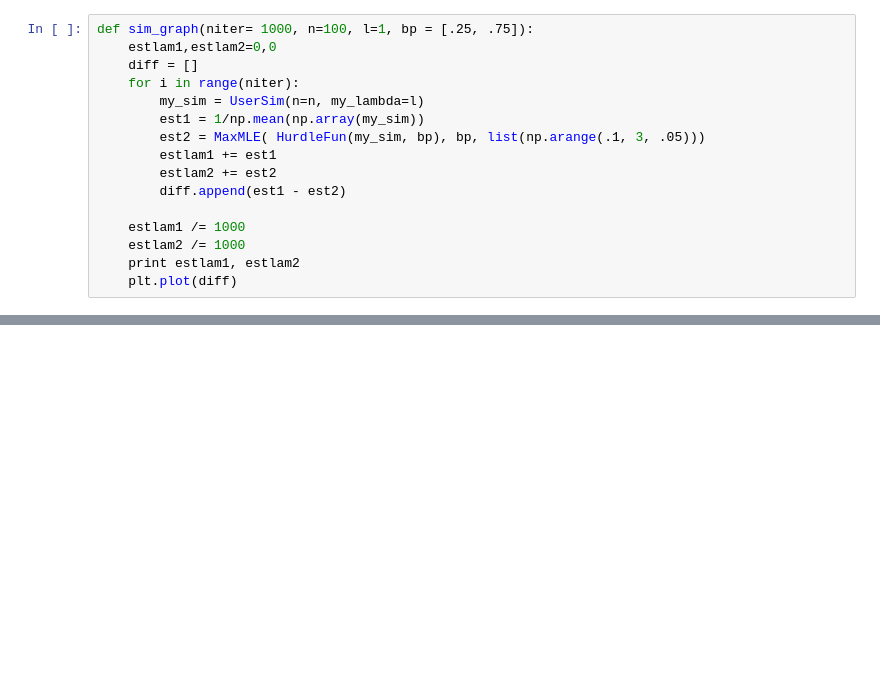
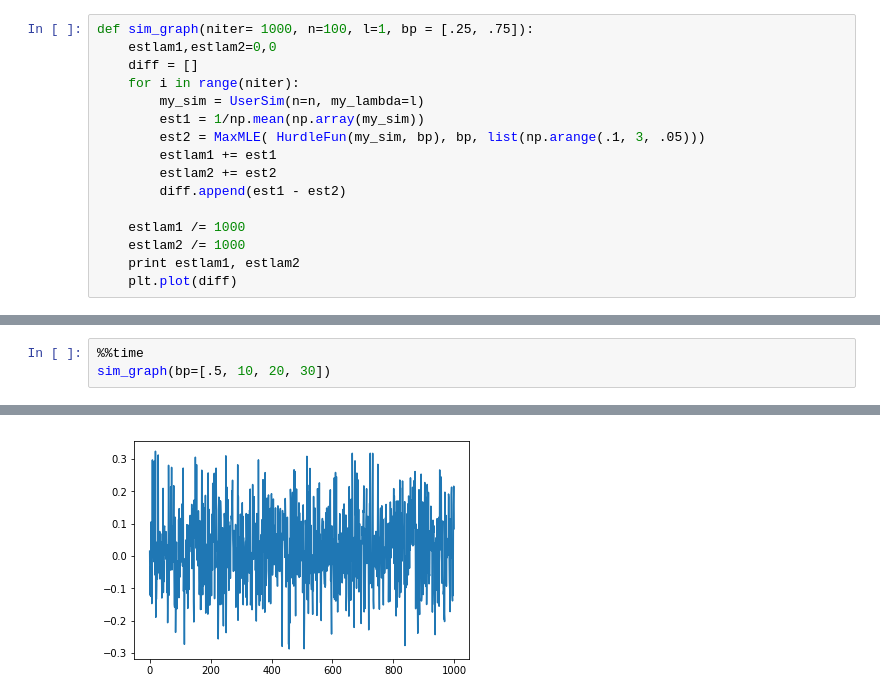
Before and after one commit to GongtingPeng/Funnel, a Jupyter notebook: Funnel.ipynb, the cells around one changed output, grey strips where cells are left out. Saved outputs shown, nothing was run; the diff lists cells and outputs as text; blank space fills up the shorter version.

```diff
--- a/Funnel.ipynb
+++ b/Funnel.ipynb
@@ -295,0 +297,4 @@ Wall time: 2.45 s
+# %%
+%%time
+sim_graph(bp=[.5, 10, 20, 30])
+# %% [output]
@@ -295,0 +304 @@ Wall time: 2.45 s
+[figure, added]
```
Also changed, not shown: parts of 7 cells of this notebook.
